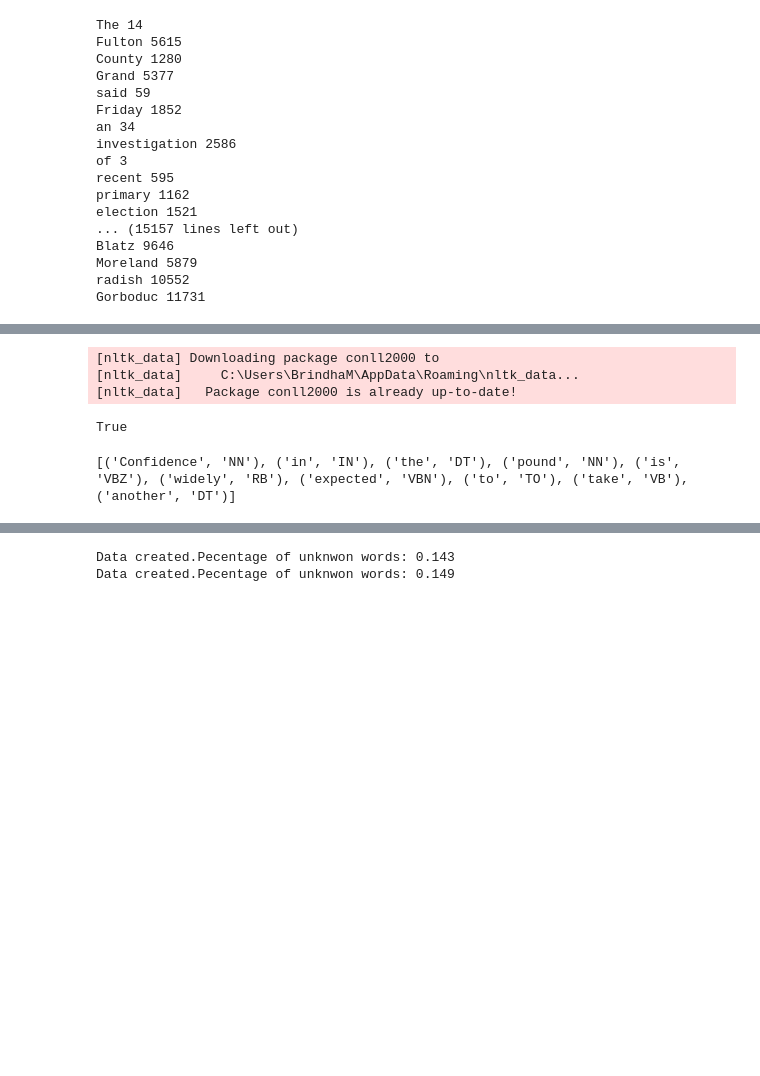
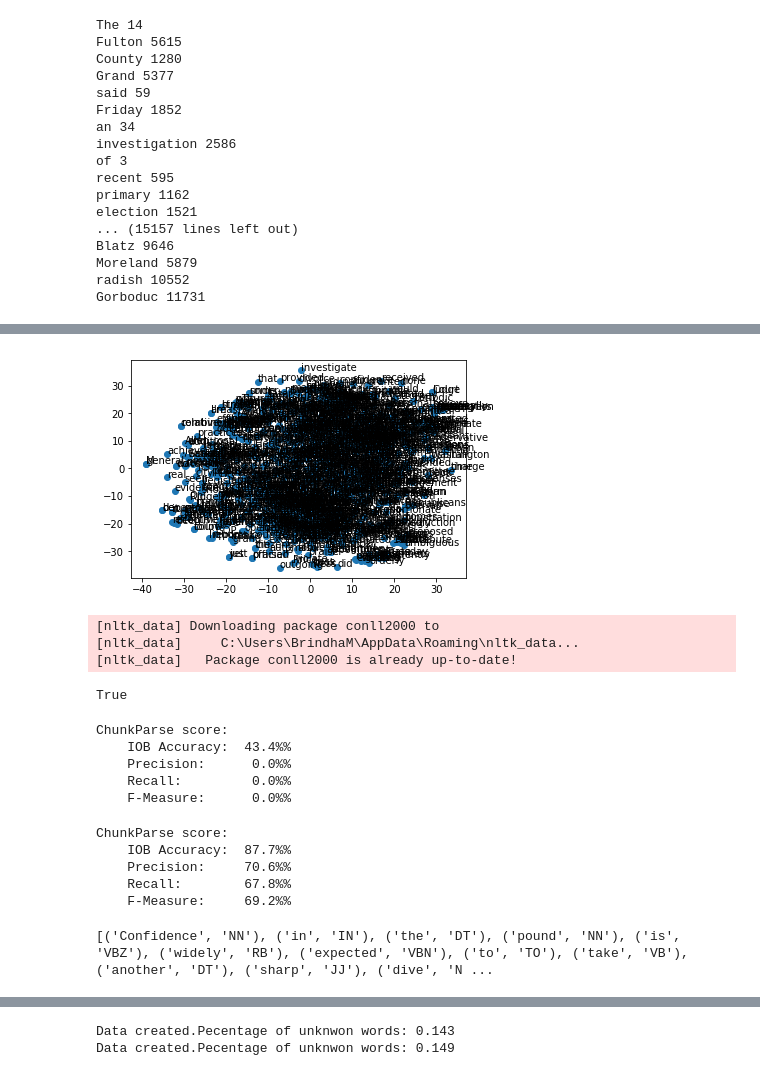
Before and after one commit to rameshbabulakshmanan84/NLP-series, a Jupyter notebook: Skipgram-model-NLP.ipynb, the cells around one changed output, grey strips where cells are left out. Drawn from its saved outputs; the diff is of its cells as text; code cells hidden in the pictures; blank space fills up the shorter version.

```diff
--- a/Skipgram-model-NLP.ipynb
+++ b/Skipgram-model-NLP.ipynb
@@ -74,0 +163,5 @@ word_vectors=w2v.wv
+# %%
+#GET the vocab
+vocab=list(word_vectors.vocab)
+vocab=vocab[:1000]
+print(vocab)
@@ -124,3 +253,8 @@ Most similar words to 'child' but dissimilar to 'person':
 # %%
 #use the embeddings for POS tagging model
 #few POS tags are noun,verbs and adjective/adverb
+X_pca=word_vectors.vectors[0:1000]
+# %%
+from sklearn.manifold import TSNE
+tsne=TSNE(n_components=2).fit_transform(X_pca)
+tsne.shape
@@ -126,0 +263,4 @@ Most similar words to 'child' but dissimilar to 'person':
+# %%
+df = pd.DataFrame(tsne, index=vocab,columns=['X','Y'])
+#view the df
+df
@@ -127,3 +305,18 @@ Most similar words to 'child' but dissimilar to 'person':
+# %%
+#Visualize the TSNE plot
+import matplotlib.pyplot as plt
+fig=plt.figure()
+ax=fig.add_subplot(111)
+#%matplotlib inline
+ax.scatter(df['X'],df['Y'])
+#label the data
+#ax.set_xlim(-40,40)
+#ax.set_ylim(-30,30)
+for word,pos in df.iterrows():
+    ax.annotate(word,pos)
+plt.show()
+# %% [output]
+[figure, added]
 # %%
 #use the CONLL data
 import nltk
@@ -133,6 +326,29 @@ nltk.download('conll2000')
 [nltk_data]     C:\Users\BrindhaM\AppData\Roaming\nltk_data...
 [nltk_data]   Package conll2000 is already up-to-date!
 True
+# %%
+from nltk.corpus import conll2000
+cp=nltk.RegexpParser('')
+test_sent=conll2000.chunked_sents('test.txt',chunk_types=['NP'])
+print(cp.evaluate(test_sent))
+#The IOB tag accuracy indicates that more than a third of the words are tagged with O, i.e. not in an NP chunk
+# %% [output]
+ChunkParse score:
+    IOB Accuracy:  43.4%%
+    Precision:      0.0%%
+    Recall:         0.0%%
+    F-Measure:      0.0%%
+# %%
+#Naive regular expression chunker -tags beginning with letters that are characteristic of noun phrase tags (e.g. CD, DT, and JJ).
+grammar=r"NP: {<[CDJNP].*>+}"
+cp=nltk.RegexpParser(grammar)
+print(cp.evaluate(test_sent))
+# %% [output]
+ChunkParse score:
+    IOB Accuracy:  87.7%%
+    Precision:     70.6%%
+    Recall:        67.8%%
+    F-Measure:     69.2%%
 # %%
 #import the conll2000 data
 from nltk.corpus import conll2000
@@ -151,6 +367,6 @@ train_words=conll2000.tagged_words('train.txt')
 #test words
 test_words=conll2000.tagged_words('test.txt')
 #print sample
-print(train_words[:10])
+print(train_words[:50])
 # %% [output]
-[('Confidence', 'NN'), ('in', 'IN'), ('the', 'DT'), ('pound', 'NN'), ('is', 'VBZ'), ('widely', 'RB'), ('expected', 'VBN'), ('to', 'TO'), ('take', 'VB'), ('another', 'DT')]
+[('Confidence', 'NN'), ('in', 'IN'), ('the', 'DT'), ('pound', 'NN'), ('is', 'VBZ'), ('widely', 'RB'), ('expected', 'VBN'), ('to', 'TO'), ('take', 'VB'), ('another', 'DT'), ('sharp', 'JJ'), ('dive', 'N ...
```
Also changed, not shown: parts of 53 cells of this notebook.
